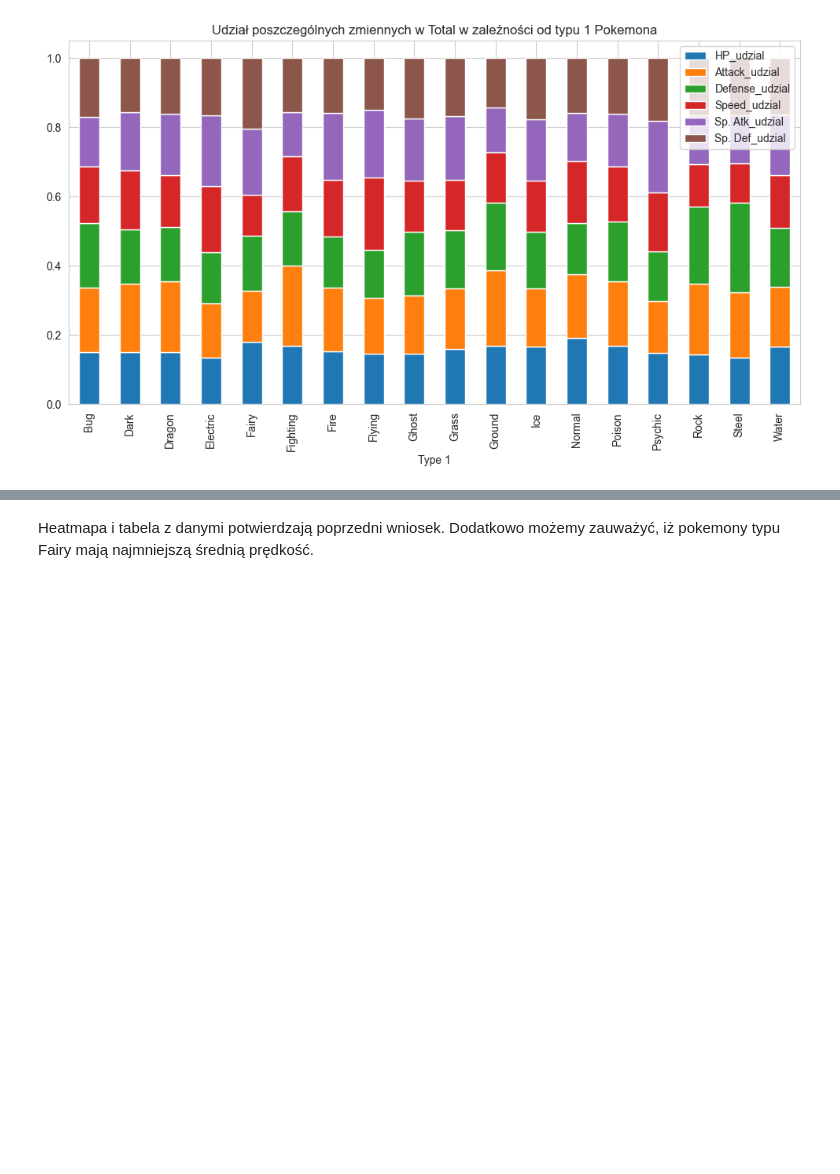
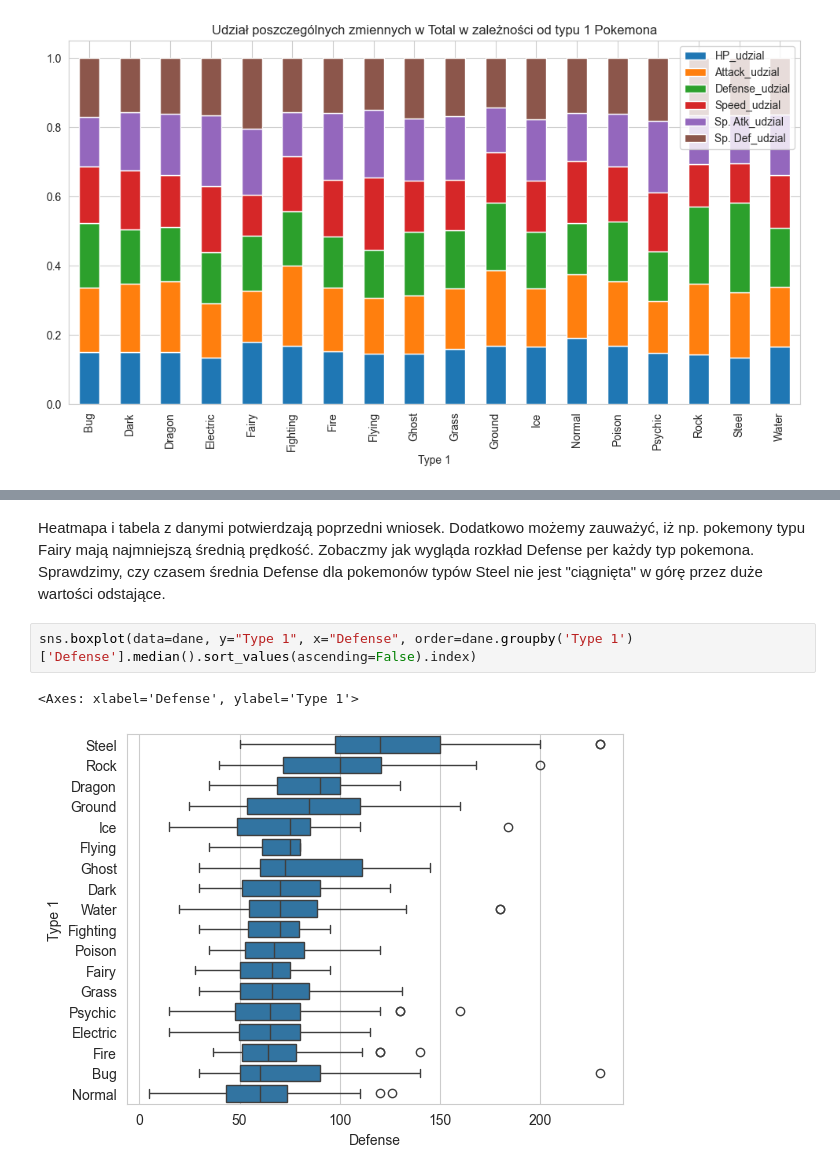
Before and after one commit to Kubix-commits/Wizualizacja-Danych, a Jupyter notebook: Projekt - wizualizacja/Wizualizacja danych.ipynb, the cells around one changed output, grey strips where cells are left out. Cells and saved outputs as stored; diff of their text form; blank space fills up the shorter version.

```diff
--- a/Projekt - wizualizacja/Wizualizacja danych.ipynb
+++ b/Projekt - wizualizacja/Wizualizacja danych.ipynb
@@ -229,2 +233,8 @@ sns.heatmap(srednie_dane[['HP', 'Attack', 'Defense', 'Speed', 'Sp. Atk', 'Sp. De
 # %% [markdown]
-Heatmapa i tabela z danymi potwierdzają poprzedni wniosek. Dodatkowo możemy zauważyć, iż pokemony typu Fairy mają najmniejszą średnią prędkość.
+Heatmapa i tabela z danymi potwierdzają poprzedni wniosek. Dodatkowo możemy zauważyć, iż np. pokemony typu Fairy mają najmniejszą średnią prędkość.
+Zobaczmy jak wygląda rozkład Defense per każdy typ pokemona. Sprawdzimy, czy czasem średnia Defense dla pokemonów typów Steel nie jest "ciągnięta" w górę przez duże wartości odstające.
+# %%
+sns.boxplot(data=dane, y="Type 1", x="Defense", order=dane.groupby('Type 1')['Defense'].median().sort_values(ascending=False).index)
+# %% [output]
+<Axes: xlabel='Defense', ylabel='Type 1'>
+[figure, added]
```
Also changed, not shown: parts of 5 cells of this notebook.
